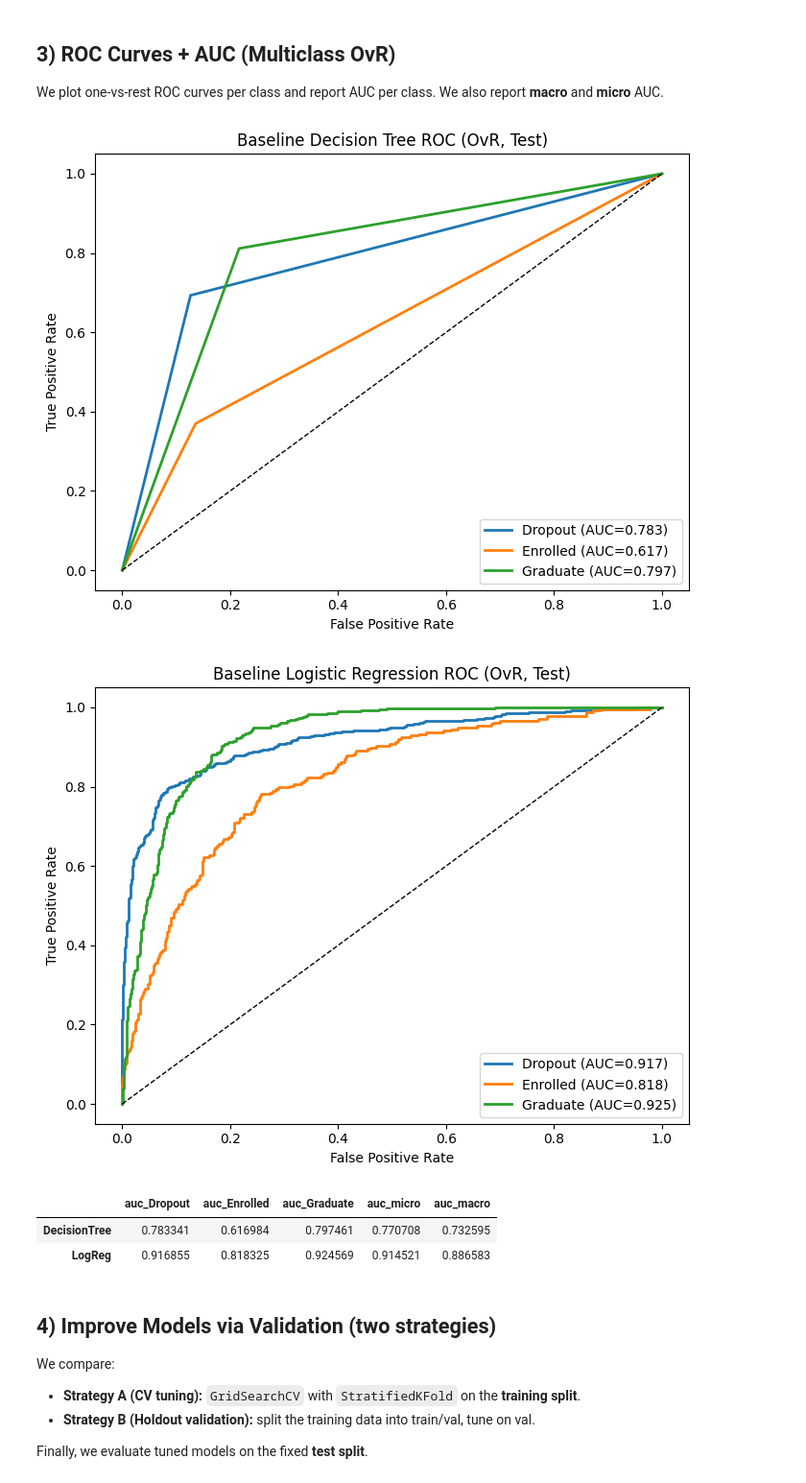
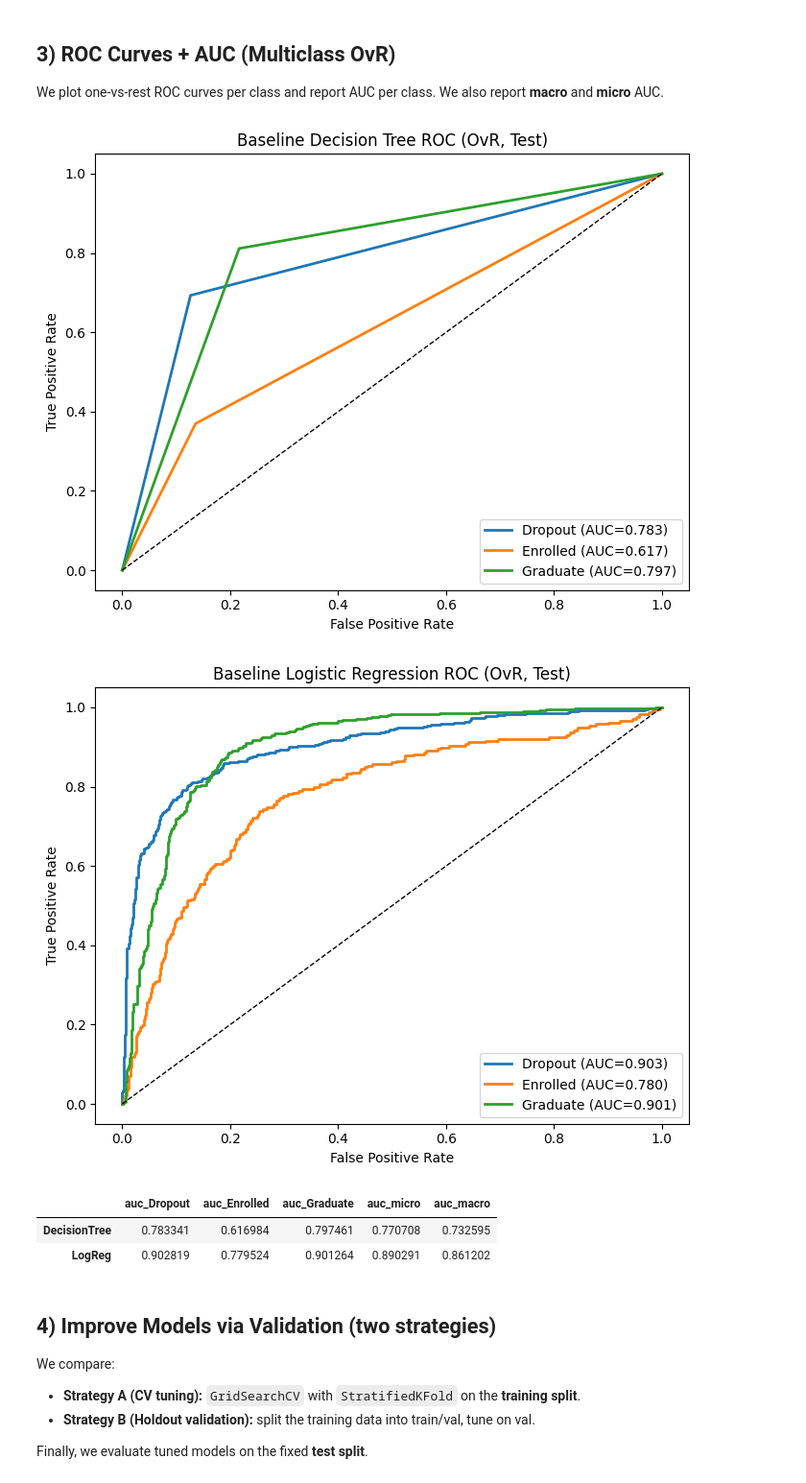
Before and after one commit to Sea-haitao/machine-learning, a Jupyter notebook: notebooks/05_evaluation.ipynb, the cells around one changed output. Shown at 96% size. Cells and saved outputs as stored; diff of their text form; code cells hidden in the pictures.

```diff
--- a/notebooks/05_evaluation.ipynb
+++ b/notebooks/05_evaluation.ipynb
@@ -115,6 +120,12 @@ Name: proportion, dtype: float64
 # %%
+# Baseline models (Part 4 setup, with scaling inside LR Pipeline for numerical stability)
 dt_base = DecisionTreeClassifier(random_state=RANDOM_STATE)
-lr_base = LogisticRegression(max_iter=1000, random_state=RANDOM_STATE)
+lr_base = Pipeline(
+    [
+        ("scaler", StandardScaler(with_mean=False)),
+        ("lr", LogisticRegression(max_iter=1000, random_state=RANDOM_STATE)),
+    ]
+)
 
 dt_base.fit(X_train, y_train)
 lr_base.fit(X_train, y_train)
@@ -122,8 +133,8 @@ lr_base.fit(X_train, y_train)
 y_pred_dt = dt_base.predict(X_test)
 y_pred_lr = lr_base.predict(X_test)
 
-print('Baseline accuracy (test):')
-print(f'  Decision Tree:      {accuracy_score(y_test, y_pred_dt):.4f}')
-print(f'  Logistic Regression:{accuracy_score(y_test, y_pred_lr):.4f}')
+print("Baseline accuracy (test):")
+print(f"  Decision Tree:       {accuracy_score(y_test, y_pred_dt):.4f}")
+print(f"  Logistic Regression: {accuracy_score(y_test, y_pred_lr):.4f}")
 # %% [output]
 Baseline accuracy (test):
@@ -207,56 +218,71 @@ plot_confusion(y_test, y_pred_lr, 'Baseline Logistic Regression — Confusion Ma
 
 We plot one-vs-rest ROC curves per class and report AUC per class. We also report **macro** and **micro** AUC.
 # %%
-def multiclass_roc_auc(model, X_eval, y_eval, class_names, title_prefix=''):
+def multiclass_roc_auc(model, X_eval, y_eval, class_names, title_prefix=""):
+    """Multiclass OvR ROC/AUC.
+
+    We assume `class_names[k]` corresponds to label `classes[k]` where
+    `classes = np.sort(np.unique(y_eval))`. With a stratified split, all
+    three classes are present in `y_test`, so indices align. If a class were
+    missing from `y_eval`, remap labels/names before plotting.
+    """
     classes = np.sort(np.unique(y_eval))
     y_bin = label_binarize(y_eval, classes=classes)
     proba = model.predict_proba(X_eval)
 
     fpr = {}
     tpr = {}
     roc_auc = {}
 
     for i, cls in enumerate(classes):
         fpr[i], tpr[i], _ = roc_curve(y_bin[:, i], proba[:, i])
         roc_auc[i] = auc(fpr[i], tpr[i])
 
     # micro-average
-    fpr['micro'], tpr['micro'], _ = roc_curve(y_bin.ravel(), proba.ravel())
-    roc_auc['micro'] = auc(fpr['micro'], tpr['micro'])
+    fpr["micro"], tpr["micro"], _ = roc_curve(y_bin.ravel(), proba.ravel())
+    roc_auc["micro"] = auc(fpr["micro"], tpr["micro"])
 
     # macro-average AUC via sklearn
-    roc_auc_macro = roc_auc_score(y_bin, proba, average='macro')
+    roc_auc_macro = roc_auc_score(y_bin, proba, average="macro")
 
     plt.figure(figsize=(7, 5.5))
     for i in range(len(classes)):
-        plt.plot(fpr[i], tpr[i], lw=2,
-                 label=f"{class_names[i]} (AUC={roc_auc[i]:.3f})")
-    plt.plot([0, 1], [0, 1], 'k--', lw=1)
-    plt.xlabel('False Positive Rate')
-    plt.ylabel('True Positive Rate')
+        plt.plot(
+            fpr[i],
+            tpr[i],
+            lw=2,
+            label=f"{class_names[i]} (AUC={roc_auc[i]:.3f})",
+        )
+    plt.plot([0, 1], [0, 1], "k--", lw=1)
+    plt.xlabel("False Positive Rate")
+    plt.ylabel("True Positive Rate")
     plt.title(f"{title_prefix} ROC (OvR, Test)")
-    plt.legend(loc='lower right')
+    plt.legend(loc="lower right")
     plt.tight_layout()
     plt.show()
 
     return {
         **{f"auc_{class_names[i]}": roc_auc[i] for i in range(len(classes))},
-        'auc_micro': roc_auc['micro'],
-        'auc_macro': roc_auc_macro,
+        "auc_micro": roc_auc["micro"],
+        "auc_macro": roc_auc_macro,
     }
 
 
-auc_dt_base = multiclass_roc_auc(dt_base, X_test, y_test, LABEL_NAMES, title_prefix='Baseline Decision Tree')
-auc_lr_base = multiclass_roc_auc(lr_base, X_test, y_test, LABEL_NAMES, title_prefix='Baseline Logistic Regression')
+auc_dt_base = multiclass_roc_auc(
+    dt_base, X_test, y_test, LABEL_NAMES, title_prefix="Baseline Decision Tree"
+)
+auc_lr_base = multiclass_roc_auc(
+    lr_base, X_test, y_test, LABEL_NAMES, title_prefix="Baseline Logistic Regression"
+)
 
-auc_table = pd.DataFrame([auc_dt_base, auc_lr_base], index=['DecisionTree', 'LogReg'])
+auc_table = pd.DataFrame([auc_dt_base, auc_lr_base], index=["DecisionTree", "LogReg"])
 display(auc_table)
 # %% [output]
 [figure]
-[figure, old version]
+[figure, new version]
 |  | auc_Dropout | auc_Enrolled | auc_Graduate | auc_micro | auc_macro |
 | DecisionTree | 0.783341 | 0.616984 | 0.797461 | 0.770708 | 0.732595 |
-| LogReg | 0.916855 | 0.818325 | 0.924569 | 0.914521 | 0.886583 |
+| LogReg | 0.902819 | 0.779524 | 0.901264 | 0.890291 | 0.861202 |
 # %% [markdown]
 ## 4) Improve Models via Validation (two strategies)
 
```
Also changed, not shown: parts of 11 cells of this notebook.
